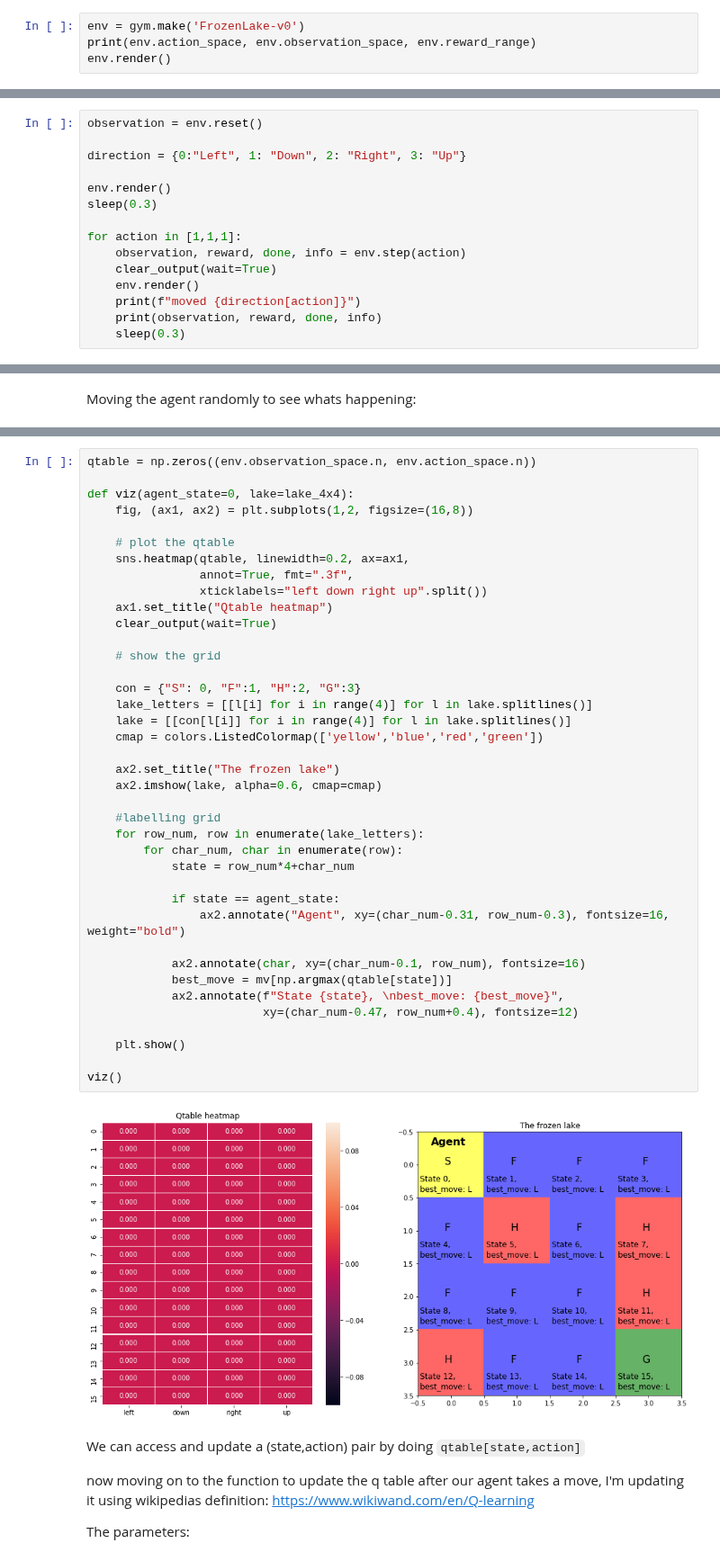
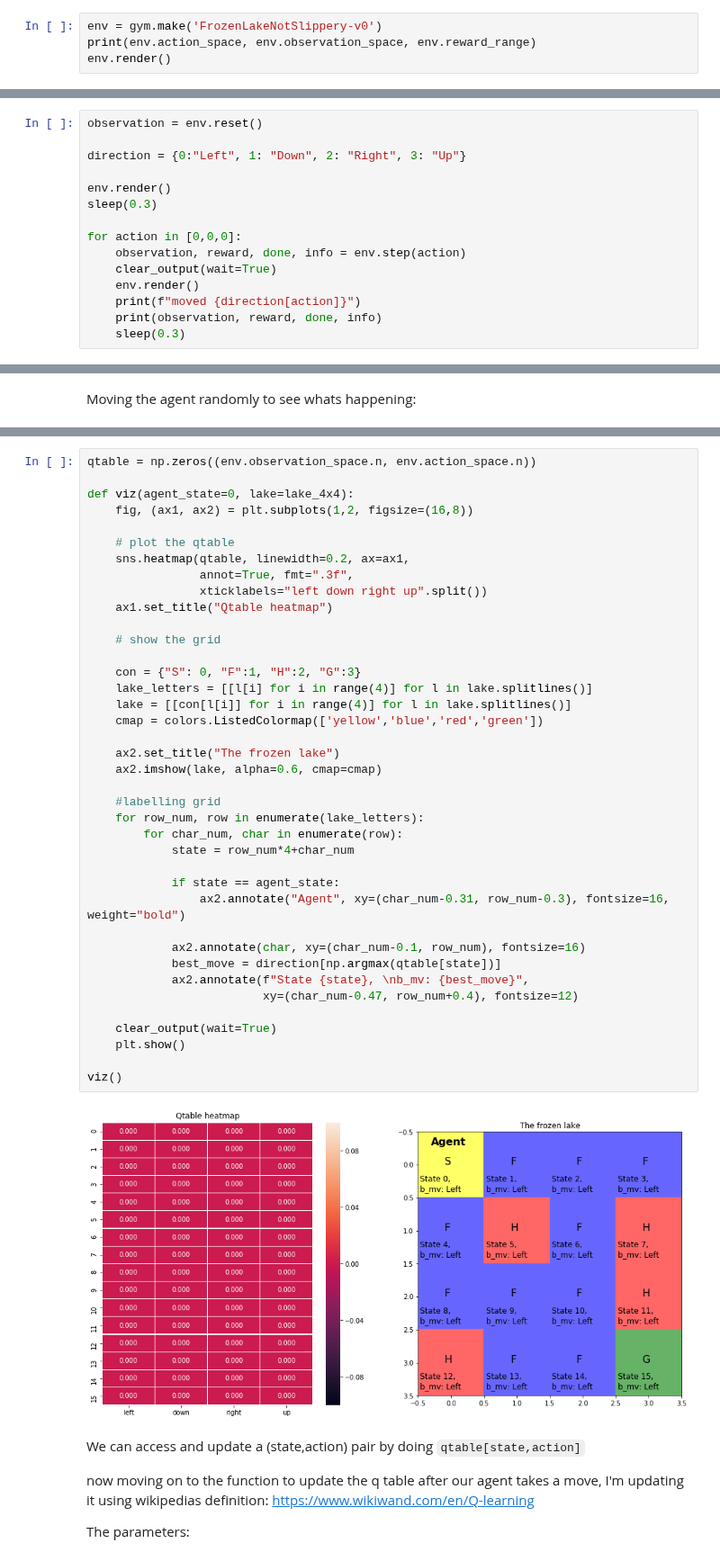
Before and after one commit to khalido/starai, a Jupyter notebook: notebooks/frozenlake.ipynb, the cells around one changed output, grey strips where cells are left out. Shown at 90% size. Drawn from its saved outputs; the diff is of its cells as text.

```diff
--- a/notebooks/frozenlake.ipynb
+++ b/notebooks/frozenlake.ipynb
@@ -45,5 +56,5 @@ Lets make the environment and take a look at it:
 # %%
-env = gym.make('FrozenLake-v0')
+env = gym.make('FrozenLakeNotSlippery-v0')
 print(env.action_space, env.observation_space, env.reward_range)
 env.render()
 # %% [output]
@@ -63,7 +74,7 @@ direction = {0:"Left", 1: "Down", 2: "Right", 3: "Up"}
 env.render()
 sleep(0.3)
 
-for action in [1,1,1]:
+for action in [0,0,0]:
     observation, reward, done, info = env.step(action)
     clear_output(wait=True)
     env.render()
@@ -123,37 +135,37 @@ def viz(agent_state=0, lake=lake_4x4):
     sns.heatmap(qtable, linewidth=0.2, ax=ax1,
                 annot=True, fmt=".3f",
                 xticklabels="left down right up".split())
     ax1.set_title("Qtable heatmap")
-    clear_output(wait=True)
 
     # show the grid
 
     con = {"S": 0, "F":1, "H":2, "G":3}
     lake_letters = [[l[i] for i in range(4)] for l in lake.splitlines()]
     lake = [[con[l[i]] for i in range(4)] for l in lake.splitlines()]
     cmap = colors.ListedColormap(['yellow','blue','red','green'])
 
     ax2.set_title("The frozen lake")
     ax2.imshow(lake, alpha=0.6, cmap=cmap)
 
     #labelling grid
     for row_num, row in enumerate(lake_letters):
         for char_num, char in enumerate(row):
             state = row_num*4+char_num
 
             if state == agent_state:
                 ax2.annotate("Agent", xy=(char_num-0.31, row_num-0.3), fontsize=16, weight="bold")
 
             ax2.annotate(char, xy=(char_num-0.1, row_num), fontsize=16)
-            best_move = mv[np.argmax(qtable[state])]
-            ax2.annotate(f"State {state}, \nbest_move: {best_move}",
+            best_move = direction[np.argmax(qtable[state])]
+            ax2.annotate(f"State {state}, \nb_mv: {best_move}",
                          xy=(char_num-0.47, row_num+0.4), fontsize=12)
 
+    clear_output(wait=True)
     plt.show()
 
 viz()
 # %% [output]
-[figure, old version]
+[figure, new version]
 # %% [markdown]
 We can access and update a (state,action) pair by doing `qtable[state,action]`
 
```
Also changed, not shown: parts of 16 cells of this notebook.
